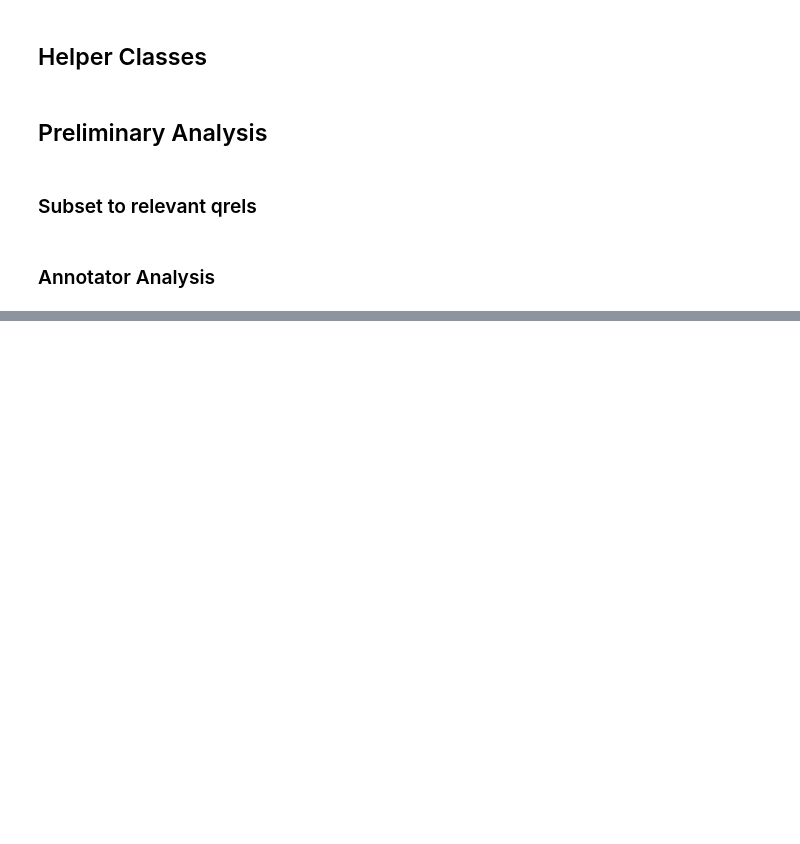
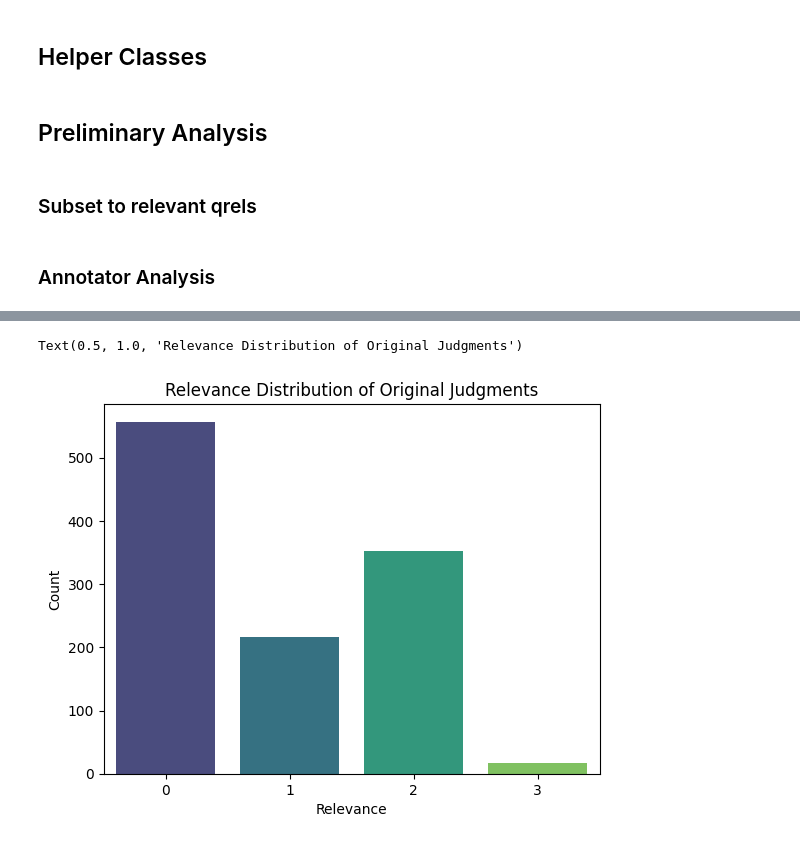
Before and after one commit to Parry-Parry/sigir25-annotation, a Jupyter notebook: analysis/annotator.ipynb, the cells around one changed output, grey strips where cells are left out. Saved outputs shown, nothing was run; the diff lists cells and outputs as text; code cells hidden in the pictures; blank space fills up the shorter version.

```diff
--- a/analysis/annotator.ipynb
+++ b/analysis/annotator.ipynb
@@ -356,0 +383,8 @@ sns.histplot(data=original_qrels_filtered, x='relevance', bins=4)
+# %%
+ax = sns.countplot(data=original_qrels_filtered, x='relevance', palette='viridis')
+ax.set_xlabel('Relevance')
+ax.set_ylabel('Count')
+ax.set_title('Relevance Distribution of Original Judgments')
+# %% [output]
+Text(0.5, 1.0, 'Relevance Distribution of Original Judgments')
+[figure, added]
```
Also changed, not shown: parts of 26 cells of this notebook.
